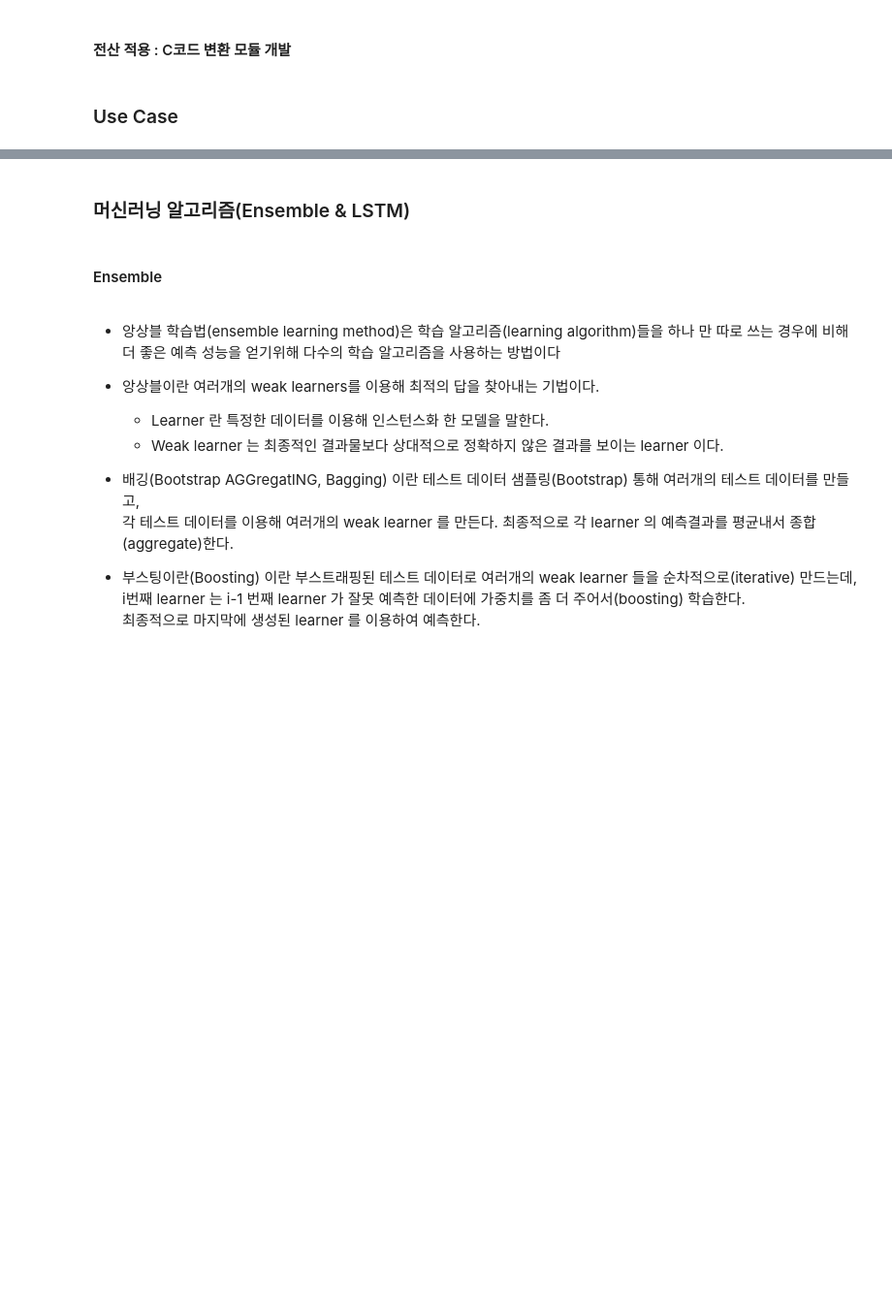
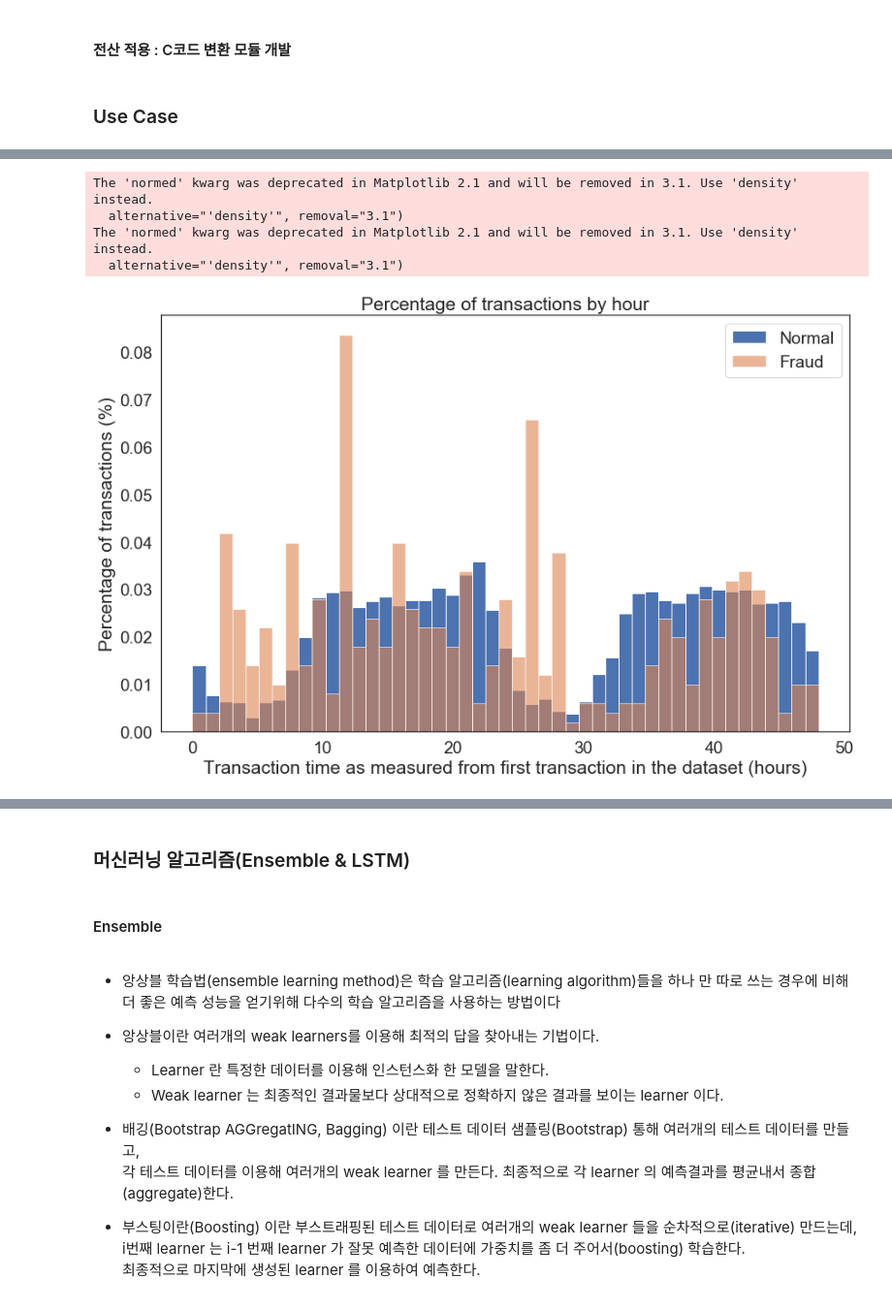
Before and after one commit to sungalex/nlp, a Jupyter notebook: lecture26-특강-금융_모델링_Use_Case-Fraud_Detection.ipynb, the cells around one changed output, grey strips where cells are left out. Shown: that part at 97% size. Drawn from its saved outputs; the diff is of its cells as text; code cells hidden in the pictures; blank space fills up the shorter version.

```diff
--- a/lecture26-특강-금융_모델링_Use_Case-Fraud_Detection.ipynb
+++ b/lecture26-특강-금융_모델링_Use_Case-Fraud_Detection.ipynb
@@ -61,0 +173,16 @@
+# %%
+bins = np.linspace(0, 48, 48) #48 hours
+plt.hist((normal_df.Time/(60*60)), bins, alpha=1, normed=True, label='Normal')
+plt.hist((fraud_df.Time/(60*60)), bins, alpha=0.6, normed=True, label='Fraud')
+plt.legend(loc='upper right')
+plt.title("Percentage of transactions by hour")
+plt.xlabel("Transaction time as measured from first transaction in the dataset (hours)")
+plt.ylabel("Percentage of transactions (%)");
+#plt.hist((df.Time/(60*60)),bins)
+plt.show()
+# %% [output]
+The 'normed' kwarg was deprecated in Matplotlib 2.1 and will be removed in 3.1. Use 'density' instead.
+  alternative="'density'", removal="3.1")
+The 'normed' kwarg was deprecated in Matplotlib 2.1 and will be removed in 3.1. Use 'density' instead.
+  alternative="'density'", removal="3.1")
+[figure, added]
```
Also changed, not shown: parts of 32 cells of this notebook.
